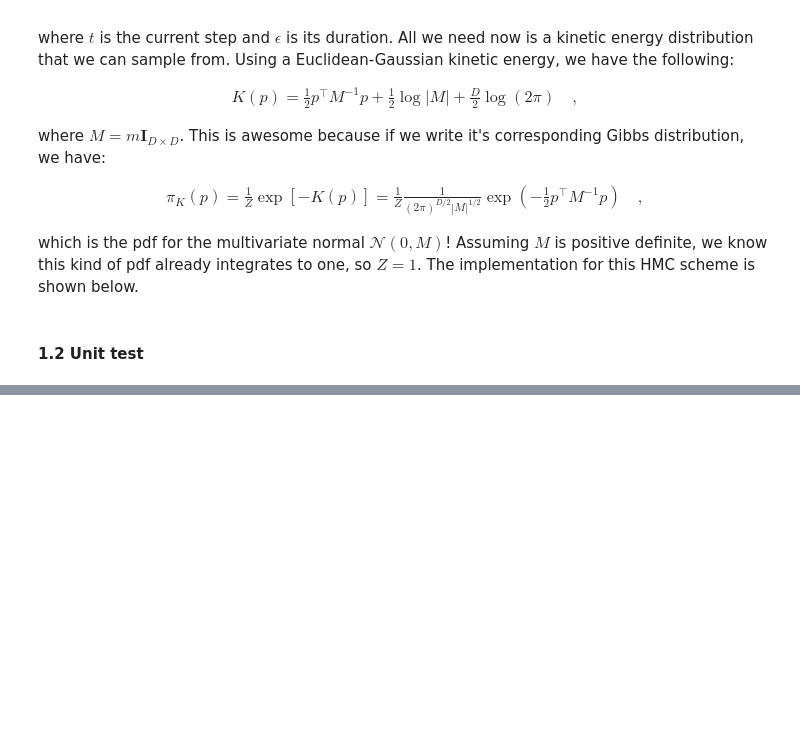
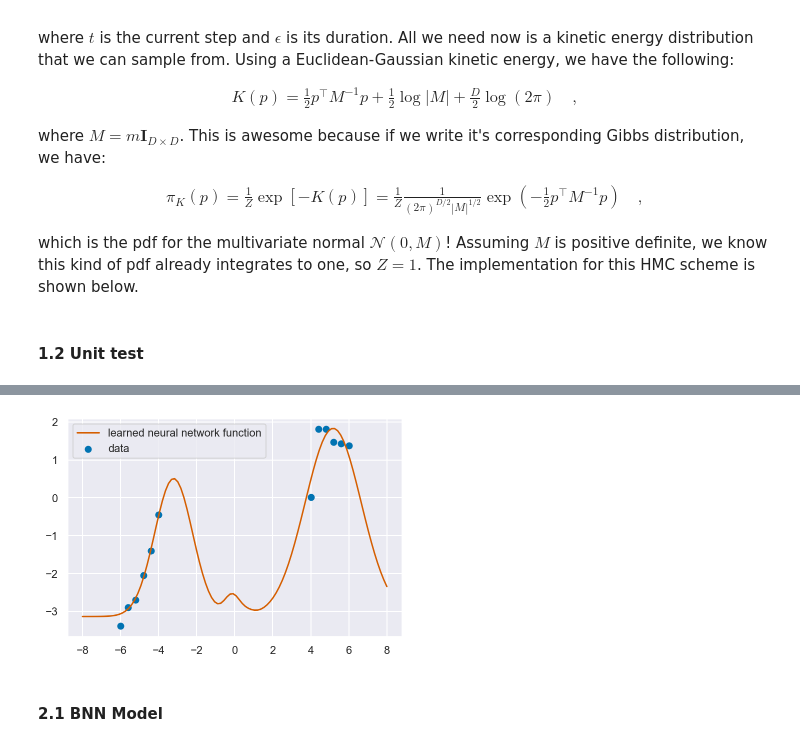
Before and after one commit to icweaver/AM207, a Jupyter notebook: HW7/AM207_HW7_IanWeaver.ipynb, the cells around one changed output, grey strips where cells are left out. Cells and saved outputs as stored; diff of their text form; code cells hidden in the pictures; blank space fills up the shorter version.

```diff
--- a/HW7/AM207_HW7_IanWeaver.ipynb
+++ b/HW7/AM207_HW7_IanWeaver.ipynb
@@ -431,7 +483,7 @@ nn = Feedforward(architecture, random=random)
 # %%
 ###define design choices in gradient descent
 params = {'step_size':1e-3,
-          'max_iteration':2000,
+          'max_iteration':6000,
           'random_restarts':1}
 
 #fit my neural network to minimize MSE on the given data
@@ -439,7 +509,11 @@ nn.fit(x.reshape((1, -1)), y.reshape((1, -1)), params)
 # %%
 x_test = np.linspace(-8, 8, 100)
 y_test = nn.forward(nn.weights, x_test.reshape((1, -1)))
-plt.scatter(x, y, color='k', label='data')
+plt.scatter(x, y, label='data')
 plt.plot(x_test, y_test.flatten(), color='r', label='learned neural network function')
 plt.legend(loc='best')
 plt.show()
+# %% [output]
+[figure, added]
+# %% [markdown]
+#### 2.1 BNN Model
```
Also changed, not shown: parts of 28 cells of this notebook, 1 other file.
